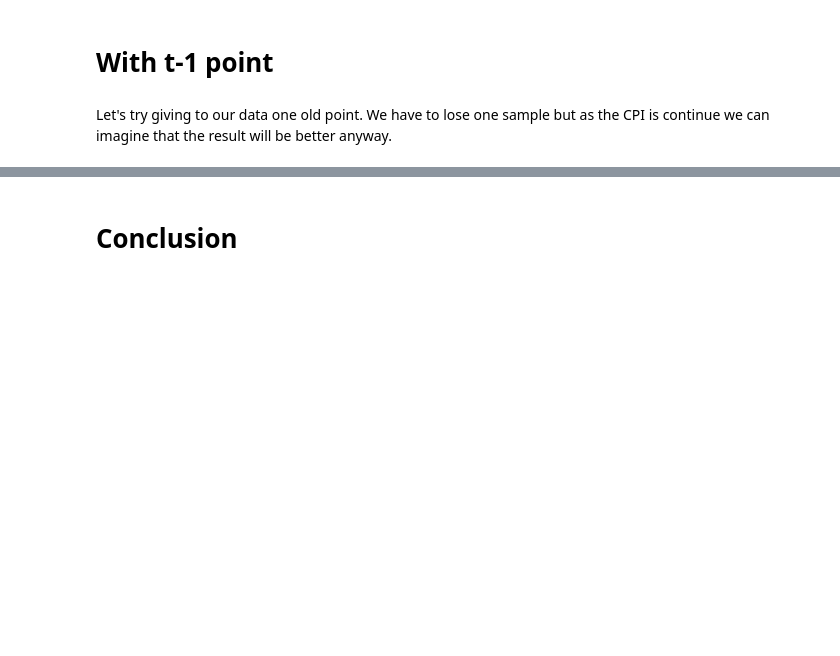
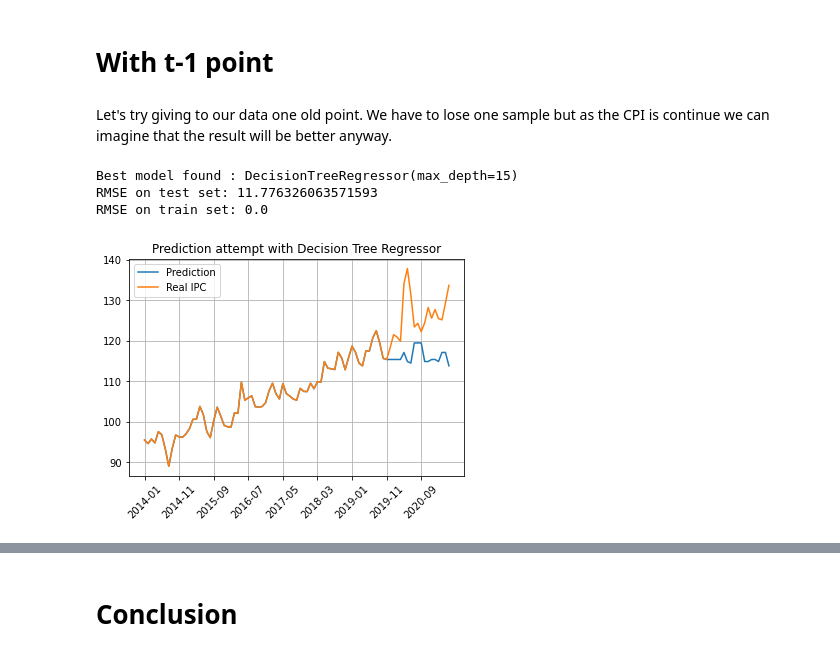
Before and after one commit to TristanBeuzelin/Projet-info-BNP, a Jupyter notebook: programms/simulations/Notebook/Global_notebook.ipynb, the cells around one changed output, grey strips where cells are left out. Drawn from its saved outputs; the diff is of its cells as text; code cells hidden in the pictures; blank space fills up the shorter version.

```diff
--- a/programms/simulations/Notebook/Global_notebook.ipynb
+++ b/programms/simulations/Notebook/Global_notebook.ipynb
@@ -361,0 +397,8 @@ IPC2 = IPC[1:]
+# %%
+Predict, RMSE_test_DTR, RMSE_trian_DTR = Prediction(DecisionTreeRegressor(), 'max_depth', np.arange(5, 30, 1))
+Graph(Predict, IPC2, 'Decision Tree Regressor')
+# %% [output]
+Best model found : DecisionTreeRegressor(max_depth=15)
+RMSE on test set: 11.776326063571593
+RMSE on train set: 0.0
+[figure, added]
```
Also changed, not shown: parts of 17 cells of this notebook.
